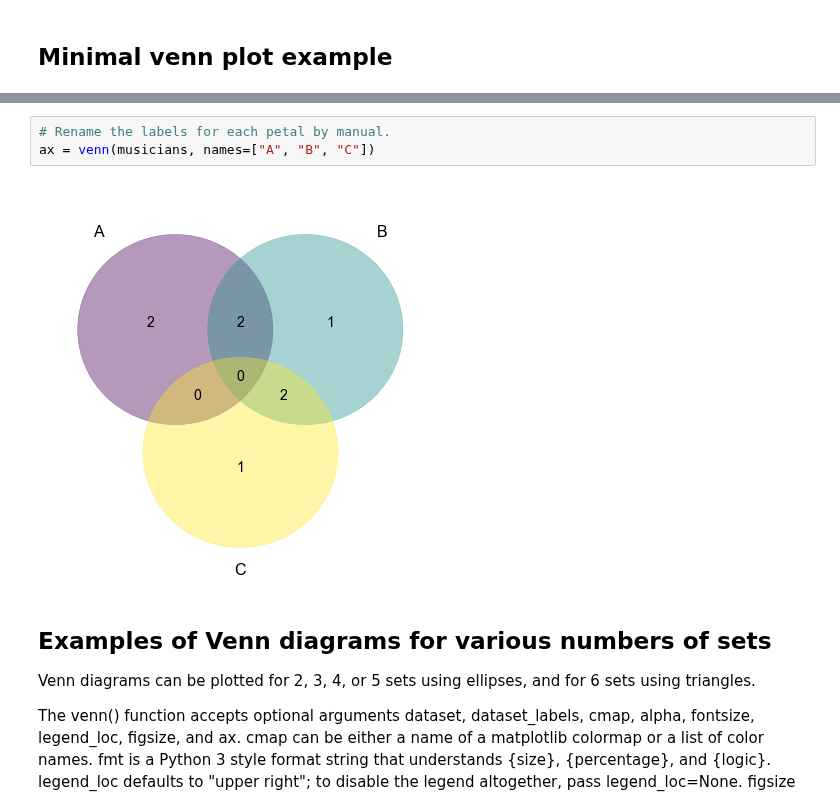
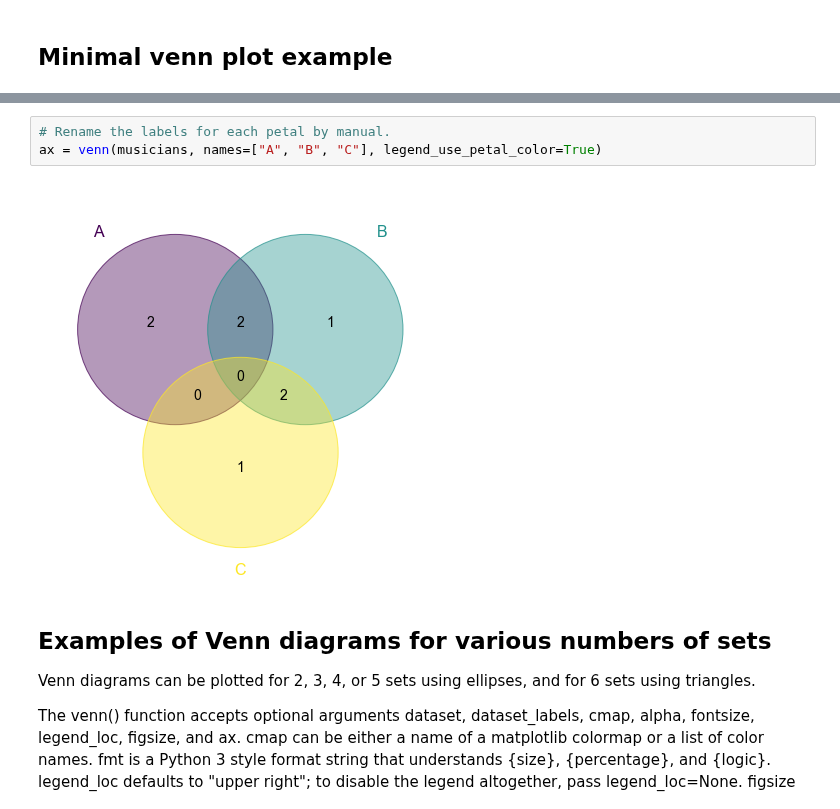
Before and after one commit to ShujiaHuang/geneview, a Jupyter notebook: docs/tutorial/venn.ipynb, the cells around one changed output, grey strips where cells are left out. Drawn from its saved outputs; the diff is of its cells as text.

Commit message:
Add parameter for us to set legend text's color as the same as venn petal.

```diff
--- a/docs/tutorial/venn.ipynb
+++ b/docs/tutorial/venn.ipynb
@@ -20,8 +20,8 @@ ax = venn(musicians)  # the list names of petals are set to be the `list(musicia
 # %%
 # Rename the labels for each petal by manual.
-ax = venn(musicians, names=["A", "B", "C"])
+ax = venn(musicians, names=["A", "B", "C"], legend_use_petal_color=True)
 # %% [output]
-[figure, old version]
+[figure, new version]
 # %% [markdown]
 ## Examples of Venn diagrams for various numbers of sets
 
```
Also changed, not shown: parts of 8 cells of this notebook, 1 other file.
